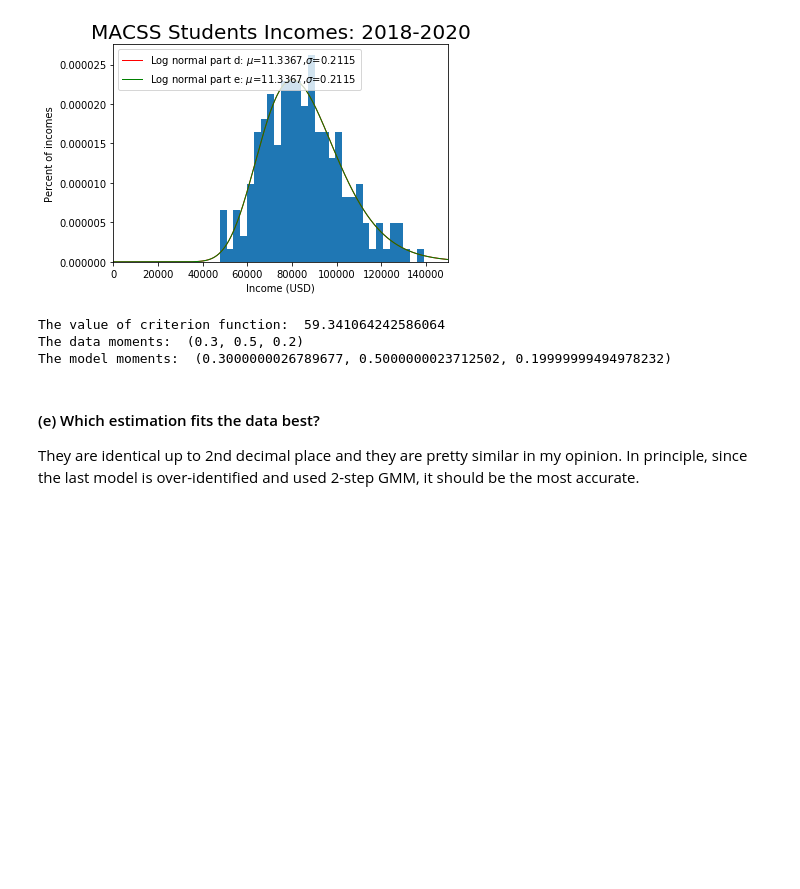
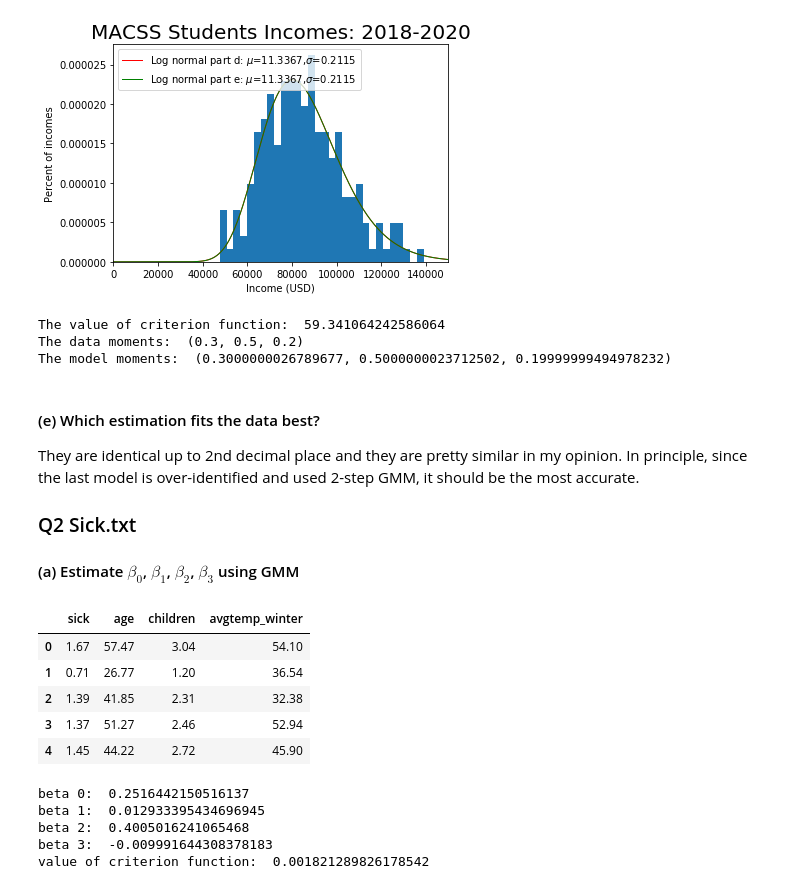
Before and after one commit to UC-MACSS/persp-model_W18, a Jupyter notebook: Students/LiR/PS3/PS3 Li Ruixue.ipynb, the cells around one changed output. Saved outputs shown, nothing was run; the diff lists cells and outputs as text; code cells hidden in the pictures; blank space fills up the shorter version.

```diff
--- a/Students/LiR/PS3/PS3 Li Ruixue.ipynb
+++ b/Students/LiR/PS3/PS3 Li Ruixue.ipynb
@@ -312,3 +312,18 @@ The model moments:  (0.3000000026789677, 0.5000000023712502, 0.19999999494978232
 # %% [markdown]
 #### (e) Which estimation fits the data best?
 They are identical up to 2nd decimal place and they are pretty similar in my opinion. In principle, since the last model is over-identified and used 2-step GMM, it should be the most accurate.
+
+
+### Q2 Sick.txt
+#### (a) Estimate $\beta _0$, $\beta _1$, $\beta _2$, $\beta _3$ using GMM
+# %%
+import pandas as pd
+sick = pd.read_csv('sick.txt')
+sick.head()
+# %% [output]
+|  | sick | age | children | avgtemp_winter |
+| 0 | 1.67 | 57.47 | 3.04 | 54.10 |
+| 1 | 0.71 | 26.77 | 1.20 | 36.54 |
+| 2 | 1.39 | 41.85 | 2.31 | 32.38 |
+| 3 | 1.37 | 51.27 | 2.46 | 52.94 |
+| 4 | 1.45 | 44.22 | 2.72 | 45.90 |
@@ -314,0 +348,18 @@ They are identical up to 2nd decimal place and they are pretty similar in my opi
+# %%
+params_init = np.array([1,1,1,1])
+W = np.eye(sick.shape[0])
+gmm_args = (sick, W)
+results_sick = opt.minimize(criterion, params_init, args=(gmm_args),
+                       method='L-BFGS-B')
+b0,b1,b2,b3 = results_sick.x
+print('beta 0: ', b0)
+print('beta 1: ', b1)
+print('beta 2: ', b2)
+print('beta 3: ', b3)
+print('value of criterion function: ', results_sick.fun)
+# %% [output]
+beta 0:  0.2516442150516137
+beta 1:  0.012933395434696945
+beta 2:  0.4005016241065468
+beta 3:  -0.009991644308378183
+value of criterion function:  0.001821289826178542
```
Also changed, not shown: parts of 1 cell of this notebook.
